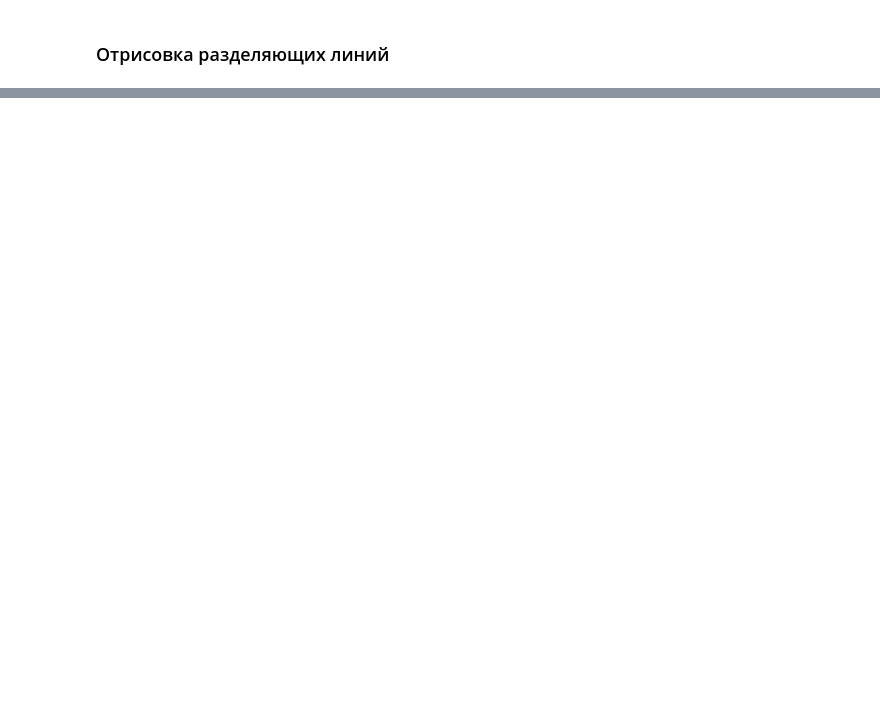
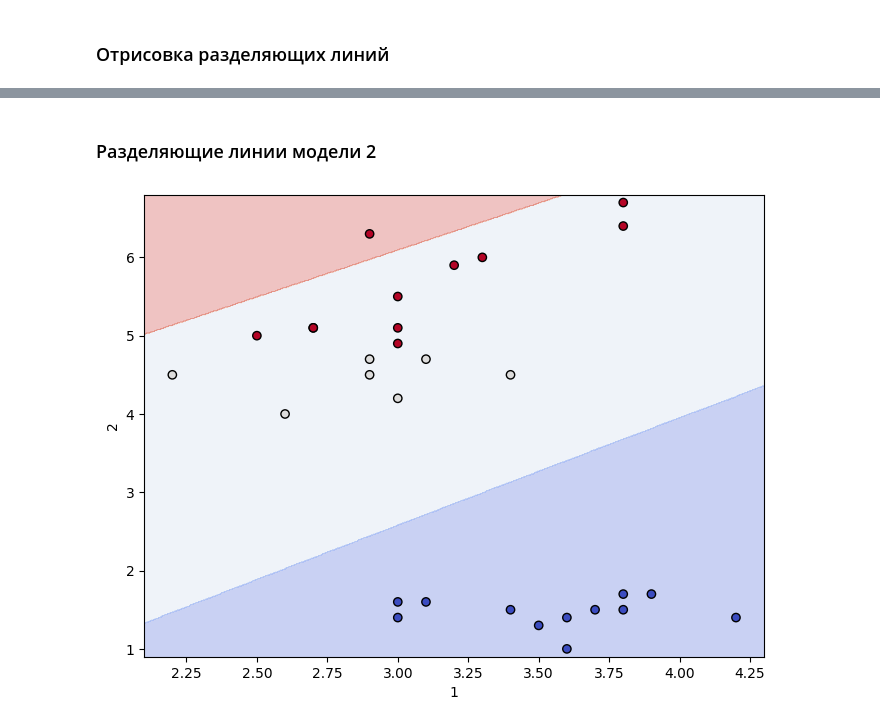
Before and after one commit to Rodeffs/Year4_Programming, a Jupyter notebook: Machine_Learning/Neural_Networks/01_lab/my_neural_network.ipynb, the cells around one changed output, grey strips where cells are left out. Saved outputs shown, nothing was run; the diff lists cells and outputs as text; code cells hidden in the pictures; blank space fills up the shorter version.

```diff
--- a/Machine_Learning/Neural_Networks/01_lab/my_neural_network.ipynb
+++ b/Machine_Learning/Neural_Networks/01_lab/my_neural_network.ipynb
@@ -315,7 +320,7 @@ model2 = ClassificationNetwork([
     Layer(classes_count)  # кол-во нейронов на выходном слою равно кол-ву типов классификации
 ])
 # %%
-model2.fit(X_train, y_train, verbose=False, epochs=100)
+model2.fit(X_train, y_train, epochs=100)
 # %%
 y_pred2 = model2.predict(X_test)
 # %%
@@ -367,2 +376,32 @@ roc_auc_score(y_test_proba, y_pred_proba2)
 # %% [markdown]
 ### Отрисовка разделяющих линий
+# %%
+def plot_separation(X_test, y_test, model, feature1, feature2, width=200, height=200):
+    # Создаём сетку точек для визуализации
+
+    x_min, x_max = X_test[:, feature1].min() - 0.1, X_test[:, feature1].max() + 0.1
+    y_min, y_max = X_test[:, feature2].min() - 0.1, X_test[:, feature2].max() + 0.1
+
+    xx, yy = np.meshgrid(np.linspace(x_min, x_max, width), np.linspace(y_min, y_max, height))
+
+    grid = np.zeros((width*height, X_test.shape[1]))  # матрица значений весов сетки
+
+    for i in range(X_test.shape[1]):
+        if i == feature1:
+            grid[:, i] = xx.ravel()
+
+        elif i == feature2:
+            grid[:, i] = yy.ravel()
+
+        else:
+            grid[:, i].fill(X_test[:, i].mean())  # признаки, которые игнорируем, заменяем их средним значением, но не удаляем, а то модель не сможет обучаться
+
+    Z = model.predict(grid)
+    Z = Z.reshape(xx.shape)
+
+    plt.figure(figsize=(8, 6))
+    plt.contourf(xx, yy, Z, alpha=0.3, cmap=plt.cm.coolwarm)  # окрашиваем области классов
+    plt.scatter(X_test[:, feature1], X_test[:, feature2], c=y_test, edgecolor='k', cmap=plt.cm.coolwarm)
+    plt.xlabel(feature1)
+    plt.ylabel(feature2)
+    plt.show()
@@ -368,0 +410,3 @@ roc_auc_score(y_test_proba, y_pred_proba2)
+# %%
+target_feature1 = 1
+target_feature2 = 2
@@ -368,0 +415,3 @@ roc_auc_score(y_test_proba, y_pred_proba2)
+# %%
+width = 500
+height = 500
@@ -368,0 +424,6 @@ roc_auc_score(y_test_proba, y_pred_proba2)
+# %% [markdown]
+### Разделяющие линии модели 2
+# %%
+plot_separation(X_test, y_test, model2, target_feature1, target_feature2, width, height)
+# %% [output]
+[figure, added]
```
Also changed, not shown: parts of 20 cells of this notebook.
